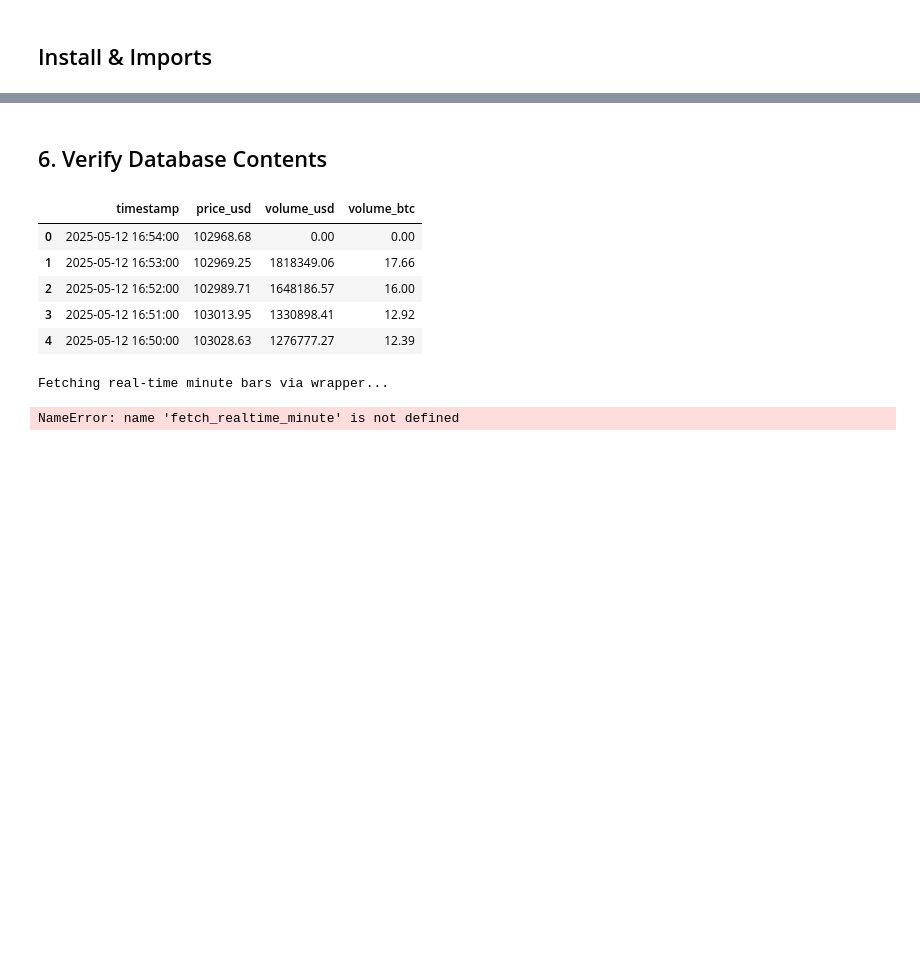
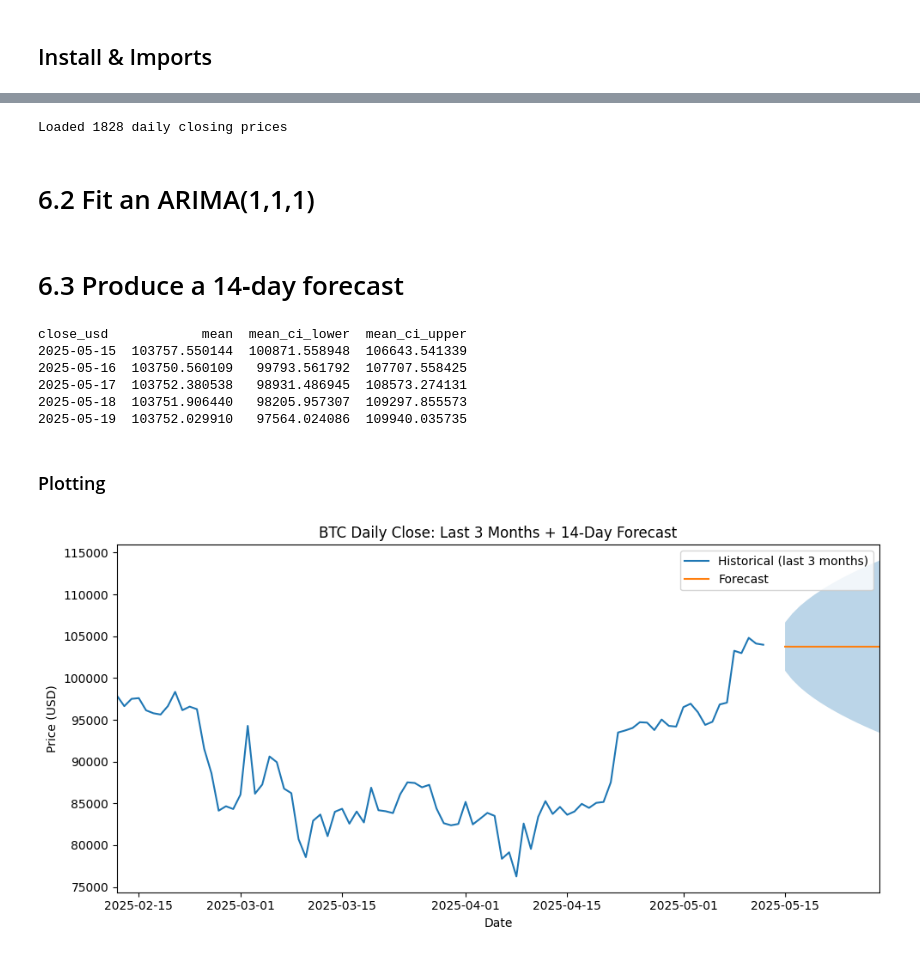
Before and after one commit to Tyushaa/tutorials, a Jupyter notebook: DATA605/Spring2025/projects/TutorTask85_Spring2025_Real_Time_Bitcoin_Analytics_with_Sisense/bitcoin_analytics_new.API.ipynb, the cells around one changed output, grey strips where cells are left out. Drawn from its saved outputs; the diff is of its cells as text; code cells hidden in the pictures; blank space fills up the shorter version.

Commit message:
Fixed SARIMAX forecast date bug and added proper format for the code

```diff
--- a/DATA605/Spring2025/projects/TutorTask85_Spring2025_Real_Time_Bitcoin_Analytics_with_Sisense/bitcoin_analytics_new.API.ipynb
+++ b/DATA605/Spring2025/projects/TutorTask85_Spring2025_Real_Time_Bitcoin_Analytics_with_Sisense/bitcoin_analytics_new.API.ipynb
@@ -120,0 +101,2 @@ New bars to append: 641
+# %%
+bau.update_daily_table()
@@ -121,26 +105,47 @@ New bars to append: 641
+# %%
+series = bau.load_daily_from_db()
+print(f"Loaded {len(series)} daily closing prices")
+# %% [output]
+Loaded 1828 daily closing prices
+# %% [markdown]
+# 6.2 Fit an ARIMA(1,1,1)
+# %%
+res = bau.fit_sarimax(series, order=(1,1,1))
+# %% [markdown]
+# 6.3 Produce a 14‑day forecast
+# %%
+fc_df = bau.forecast_sarimax(res, steps=14)
+print(fc_df[['mean', 'mean_ci_lower', 'mean_ci_upper']].head())
+# %% [output]
+close_usd            mean  mean_ci_lower  mean_ci_upper
+2025-05-15  103757.550144  100871.558948  106643.541339
+2025-05-16  103750.560109   99793.561792  107707.558425
+2025-05-17  103752.380538   98931.486945  108573.274131
+2025-05-18  103751.906440   98205.957307  109297.855573
+2025-05-19  103752.029910   97564.024086  109940.035735
 # %% [markdown]
-## 6. Verify Database Contents
+### Plotting
 # %%
-# Show the 5 most recent records from the DB
-df_db = pd.read_sql(
-    f"SELECT timestamp, price_usd, volume_usd, volume_btc "
-    f"FROM {TABLE_NAME} "
-    f"ORDER BY timestamp DESC "
-    f"LIMIT 5",
-    engine,
+# compute the six-month window
+last_historical_date = close_series.index.max()
+start_date = last_historical_date - pd.DateOffset(months=3)
+
+# plot zoomed view
+plt.figure(figsize=(10, 5))
+plt.plot(close_series[start_date:], label='Historical (last 3 months)')
+plt.plot(fc_df['mean'], label='Forecast')
+plt.fill_between(
+    fc_df.index,
+    fc_df['mean_ci_lower'],
+    fc_df['mean_ci_upper'],
+    alpha=0.3
 )
-display(df_db)
+plt.xlim(start_date, fc_df.index.max())
+plt.legend()
+plt.xlabel('Date')
+plt.ylabel('Price (USD)')
+plt.title('BTC Daily Close: Last 3 Months + 14-Day Forecast')
+plt.tight_layout()
+plt.show()
 # %% [output]
-|  | timestamp | price_usd | volume_usd | volume_btc |
-| 0 | 2025-05-12 16:54:00 | 102968.68 | 0.00 | 0.00 |
-| 1 | 2025-05-12 16:53:00 | 102969.25 | 1818349.06 | 17.66 |
-| 2 | 2025-05-12 16:52:00 | 102989.71 | 1648186.57 | 16.00 |
-| 3 | 2025-05-12 16:51:00 | 103013.95 | 1330898.41 | 12.92 |
-| 4 | 2025-05-12 16:50:00 | 103028.63 | 1276777.27 | 12.39 |
+[figure, added]
-# %%
-print("Fetching real-time minute bars via wrapper...")
-df_realtime = fetch_realtime_minute(API_KEY, period_minutes=10)
-print(df_realtime.tail())D
-# %% [output]
-Fetching real-time minute bars via wrapper...
-NameError: name 'fetch_realtime_minute' is not defined
```
Also changed, not shown: parts of 21 cells of this notebook, 1 other file.
